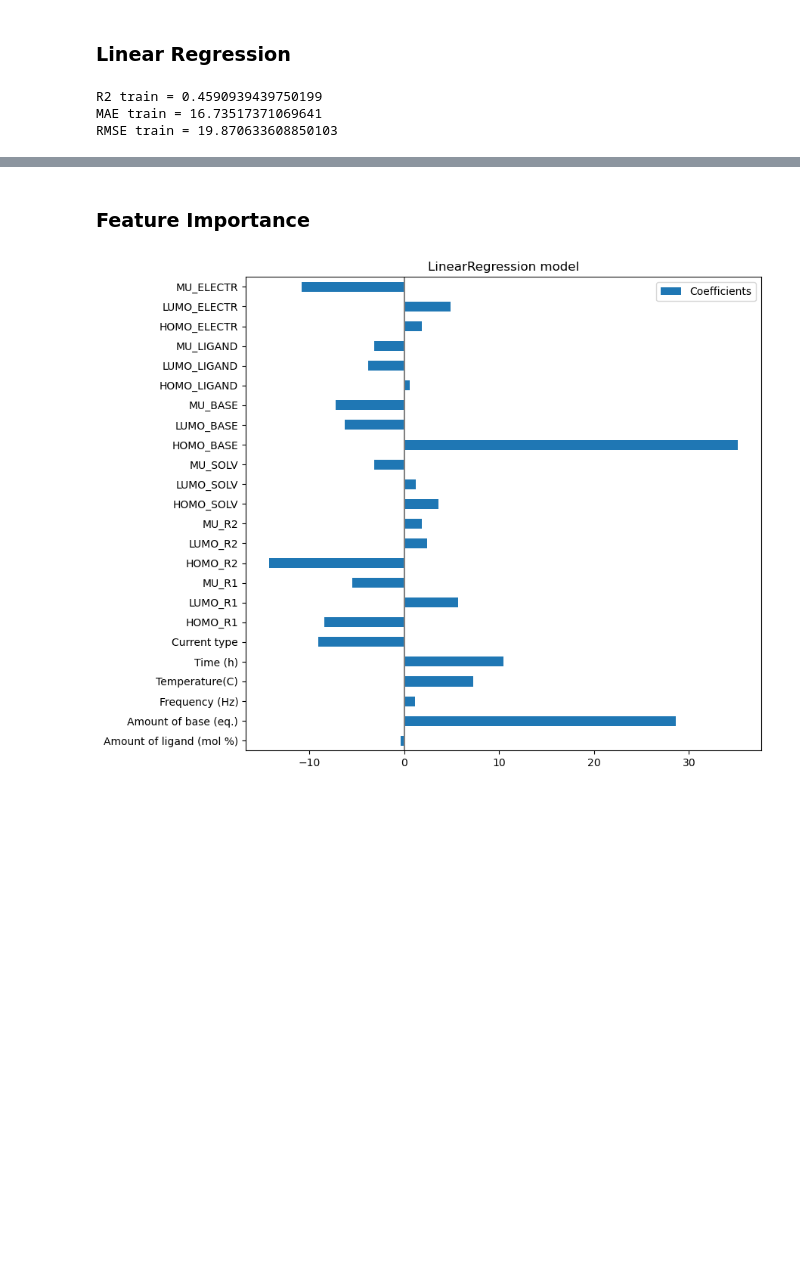
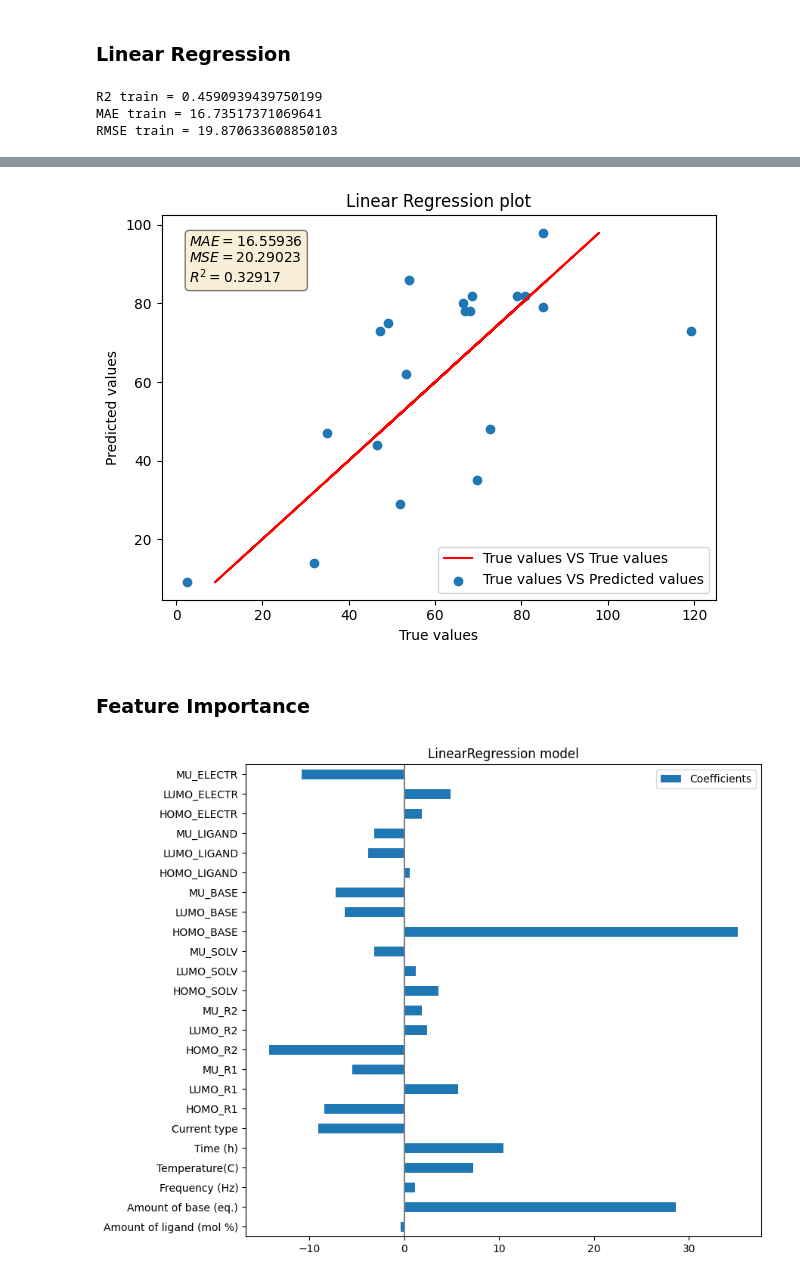
Before and after one commit to marya-ru/electrocatalysis, a Jupyter notebook: notebooks/train_models.ipynb, the cells around one changed output, grey strips where cells are left out. Cells and saved outputs as stored; diff of their text form; code cells hidden in the pictures; blank space fills up the shorter version.

```diff
--- a/notebooks/train_models.ipynb
+++ b/notebooks/train_models.ipynb
@@ -244,3 +244,23 @@ RMSE test = 20.29022550415541
+# %%
+fig, ax = plt.subplots()
+ax.plot(y_test_le, y_test_le, 'r', label='True values VS True values')
+ax.scatter(pred_test_le, y_test_le, label='True values VS Predicted values')
+ax.set_title('Linear Regression plot')
+ax.set_ylabel('Predicted values')
+ax.set_xlabel('True values')
+ax.legend(loc='lower right')
+
+text = '\n'.join((
+    r'$MAE=%.5f$' % (mean_absolute_error(y_test_le, pred_test_le), ),
+    r'$MSE=%.5f$' % (mean_squared_error(y_test_le, pred_test_le, squared=False), ),
+    r'$R^2=%.5f$' % (r2_score(y_test_le, pred_test_le), )
+))
+
+ax.text(0.05, 0.95, text, fontsize=10, transform=ax.transAxes, verticalalignment='top', bbox=dict(boxstyle='round', facecolor='wheat', alpha=0.5))
+fig.tight_layout()
+fig.savefig('../reports/LR_regression_plot.svg', format='svg', dpi=1200)
+# %% [output]
+[figure, added]
 # %% [markdown]
 ### Feature Importance
 # %%
```
Also changed, not shown: parts of 7 cells of this notebook, 12 other files.
